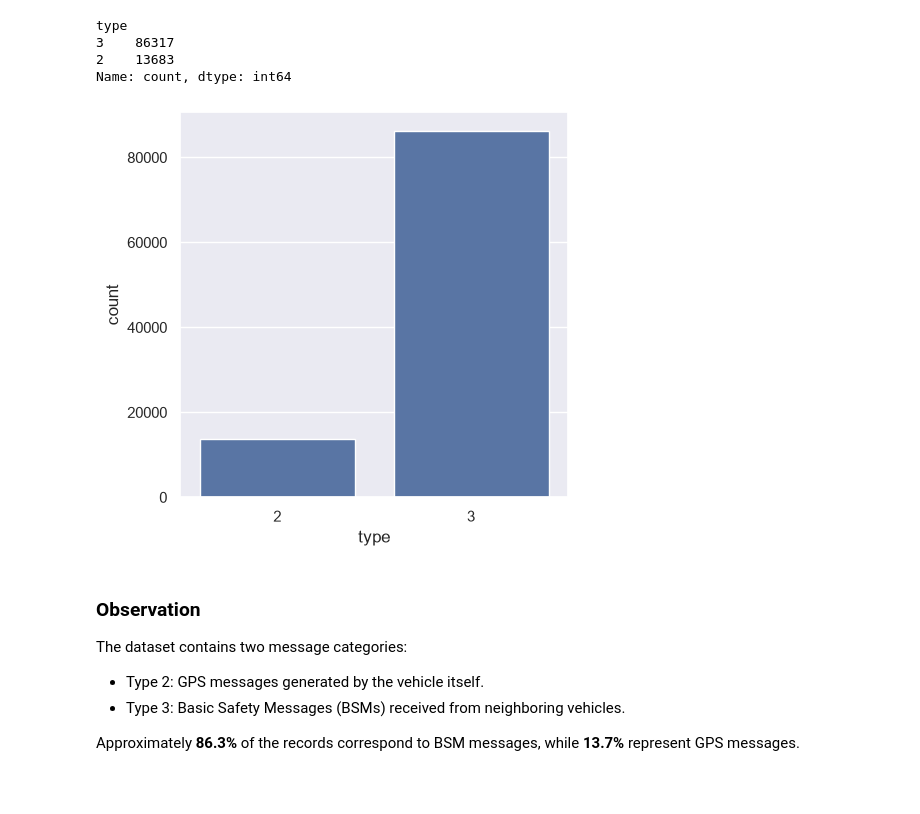
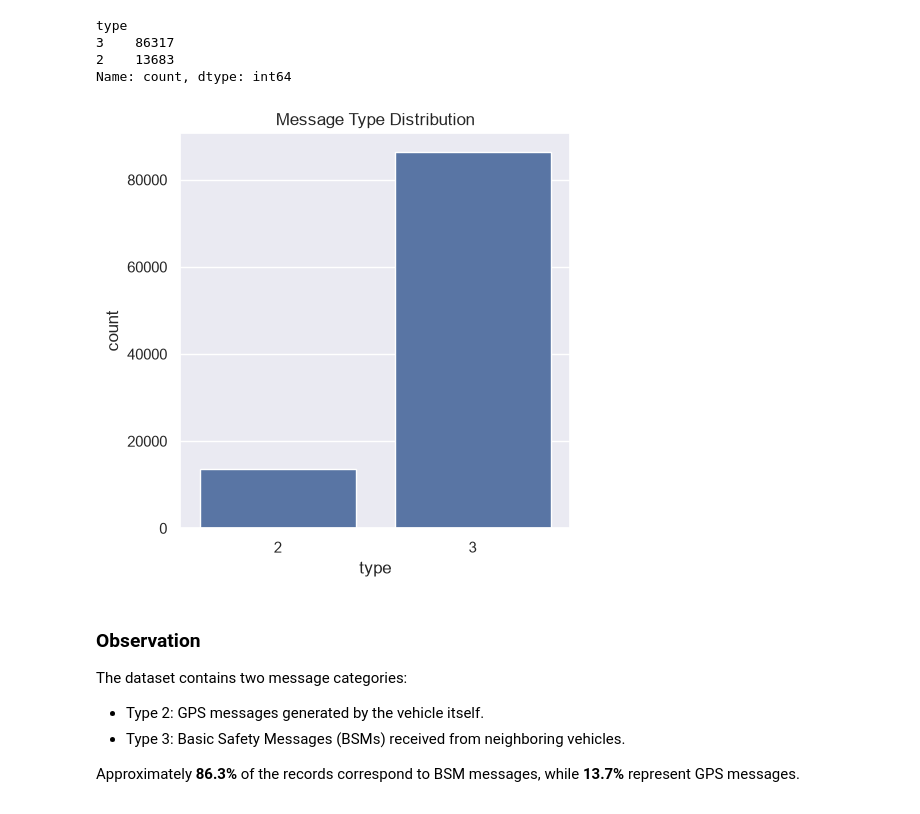
Before and after one commit to DataVineet/LLM-Explainable-Misbehavior-Reporting, a Jupyter notebook: notebooks/02_Exploratory_Data_Analysis.ipynb, the cells around one changed output. Drawn from its saved outputs; the diff is of its cells as text; code cells hidden in the pictures.

```diff
--- a/notebooks/02_Exploratory_Data_Analysis.ipynb
+++ b/notebooks/02_Exploratory_Data_Analysis.ipynb
@@ -213,14 +247,21 @@ Name: count, dtype: int64
 # %%
 plt.figure(figsize=(5,5))
 
-sns.countplot(
-    data=df,
-    x="type"
+sns.countplot(data=df, x="type")
+
+plt.title("Message Type Distribution")
+
+plt.tight_layout()
+
+plt.savefig(
+    "../outputs/figures/message_type_distribution.png",
+    dpi=300,
+    bbox_inches="tight"
 )
 
 plt.show()
 # %% [output]
-[figure, old version]
+[figure, new version]
 # %% [markdown]
 ### Observation
 
```
Also changed, not shown: parts of 14 cells of this notebook, 18 other files.
